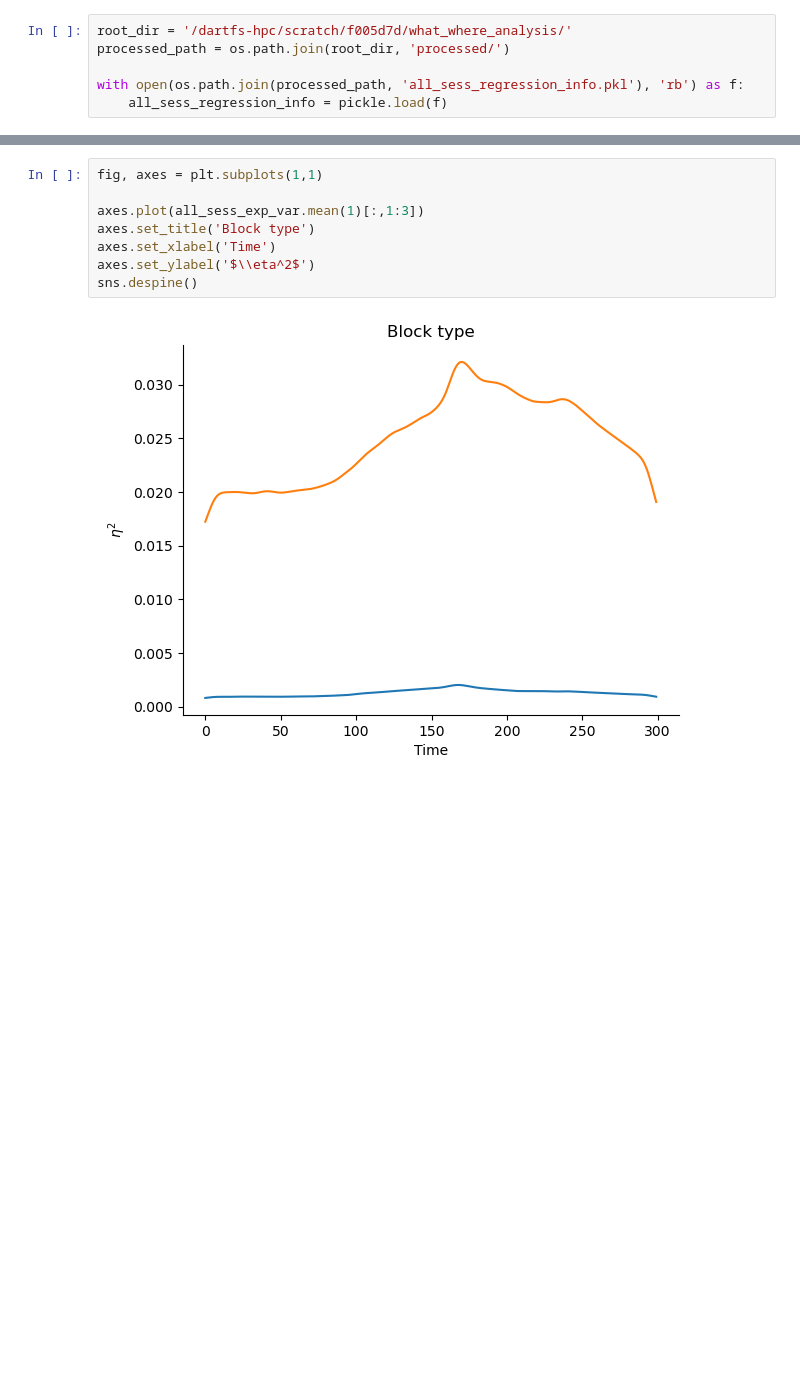
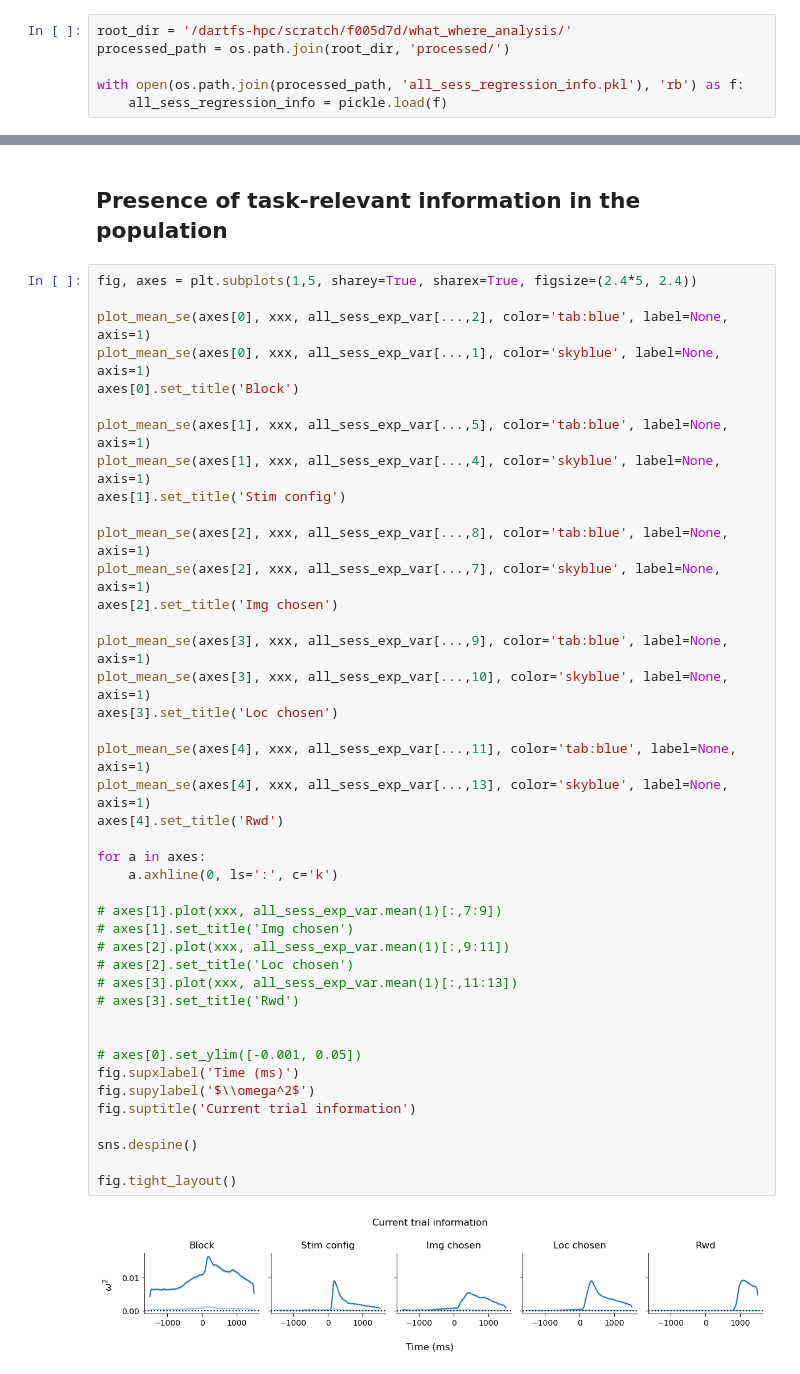
Before and after one commit to slenderham/what-where-task-analysis, a Jupyter notebook: analysis.ipynb, the cells around one changed output, grey strips where cells are left out. Cells and saved outputs as stored; diff of their text form; blank space fills up the shorter version.

```diff
--- a/analysis.ipynb
+++ b/analysis.ipynb
@@ -26,11 +35,47 @@ all_sess_exp_var = np.concatenate(all_sess_regression_info['exp_vars'], axis=1)
-# %%
-fig, axes = plt.subplots(1,1)
-
-axes.plot(all_sess_exp_var.mean(1)[:,1:3])
-axes.set_title('Block type')
-axes.set_xlabel('Time')
-axes.set_ylabel('$\\eta^2$')
-sns.despine()
-# %% [output]
-[figure, removed]
+# %% [markdown]
+## Presence of task-relevant information in the population
+# %%
+fig, axes = plt.subplots(1,5, sharey=True, sharex=True, figsize=(2.4*5, 2.4))
+
+plot_mean_se(axes[0], xxx, all_sess_exp_var[...,2], color='tab:blue', label=None, axis=1)
+plot_mean_se(axes[0], xxx, all_sess_exp_var[...,1], color='skyblue', label=None, axis=1)
+axes[0].set_title('Block')
+
+plot_mean_se(axes[1], xxx, all_sess_exp_var[...,5], color='tab:blue', label=None, axis=1)
+plot_mean_se(axes[1], xxx, all_sess_exp_var[...,4], color='skyblue', label=None, axis=1)
+axes[1].set_title('Stim config')
+
+plot_mean_se(axes[2], xxx, all_sess_exp_var[...,8], color='tab:blue', label=None, axis=1)
+plot_mean_se(axes[2], xxx, all_sess_exp_var[...,7], color='skyblue', label=None, axis=1)
+axes[2].set_title('Img chosen')
+
+plot_mean_se(axes[3], xxx, all_sess_exp_var[...,9], color='tab:blue', label=None, axis=1)
+plot_mean_se(axes[3], xxx, all_sess_exp_var[...,10], color='skyblue', label=None, axis=1)
+axes[3].set_title('Loc chosen')
+
+plot_mean_se(axes[4], xxx, all_sess_exp_var[...,11], color='tab:blue', label=None, axis=1)
+plot_mean_se(axes[4], xxx, all_sess_exp_var[...,13], color='skyblue', label=None, axis=1)
+axes[4].set_title('Rwd')
+
+for a in axes:
+    a.axhline(0, ls=':', c='k')
+
+# axes[1].plot(xxx, all_sess_exp_var.mean(1)[:,7:9])
+# axes[1].set_title('Img chosen')
+# axes[2].plot(xxx, all_sess_exp_var.mean(1)[:,9:11])
+# axes[2].set_title('Loc chosen')
+# axes[3].plot(xxx, all_sess_exp_var.mean(1)[:,11:13])
+# axes[3].set_title('Rwd')
+
+
+# axes[0].set_ylim([-0.001, 0.05])
+fig.supxlabel('Time (ms)')
+fig.supylabel('$\\omega^2$')
+fig.suptitle('Current trial information')
+
+sns.despine()
+
+fig.tight_layout()
+# %% [output]
+[figure, added]
 # %%
```
Also changed, not shown: parts of 26 cells of this notebook.
